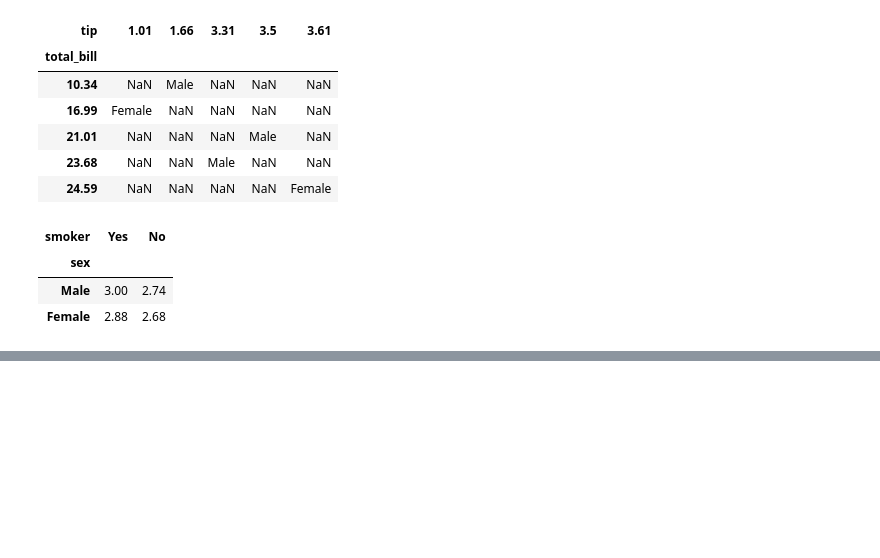
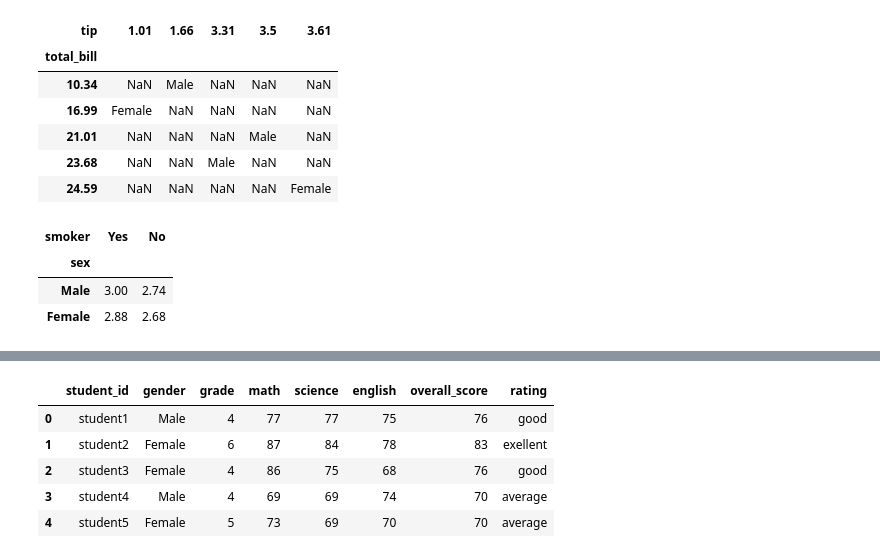
Before and after one commit to ashish-rane/MachineLearning, a Jupyter notebook: Pandas/Operations.ipynb, the cells around one changed output, grey strips where cells are left out. Saved outputs shown, nothing was run; the diff lists cells and outputs as text; code cells hidden in the pictures; blank space fills up the shorter version.

```diff
--- a/Pandas/Operations.ipynb
+++ b/Pandas/Operations.ipynb
@@ -708,0 +735,18 @@ pd.pivot_table(data=tips,  index='sex', columns='smoker', values='tip', aggfunc=
+# %%
+def transform_score(x):
+    if(x > 80):
+        return 'exellent'
+    elif(x>70 and x <=80):
+        return 'good'
+    else:
+        return 'average'
+
+students['rating'] = students['overall_score'].apply(transform_score)
+students.head()
+# %% [output]
+|  | student_id | gender | grade | math | science | english | overall_score | rating |
+| 0 | student1 | Male | 4 | 77 | 77 | 75 | 76 | good |
+| 1 | student2 | Female | 6 | 87 | 84 | 78 | 83 | exellent |
+| 2 | student3 | Female | 4 | 86 | 75 | 68 | 76 | good |
+| 3 | student4 | Male | 4 | 69 | 69 | 74 | 70 | average |
+| 4 | student5 | Female | 5 | 73 | 69 | 70 | 70 | average |
```
Also changed, not shown: parts of 32 cells of this notebook, 8 other files.
